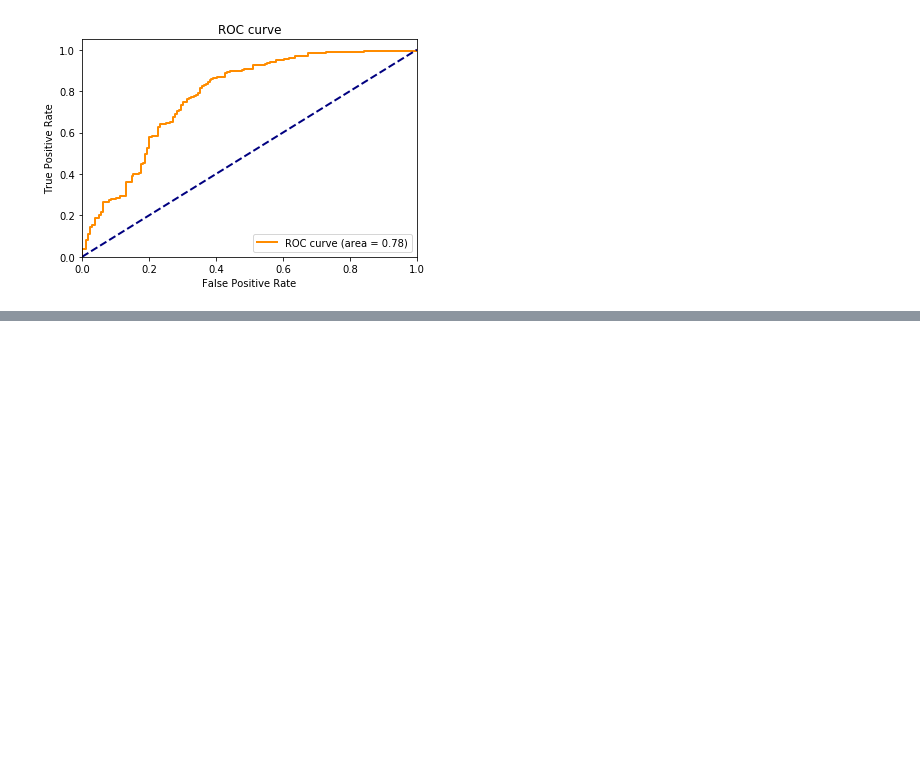
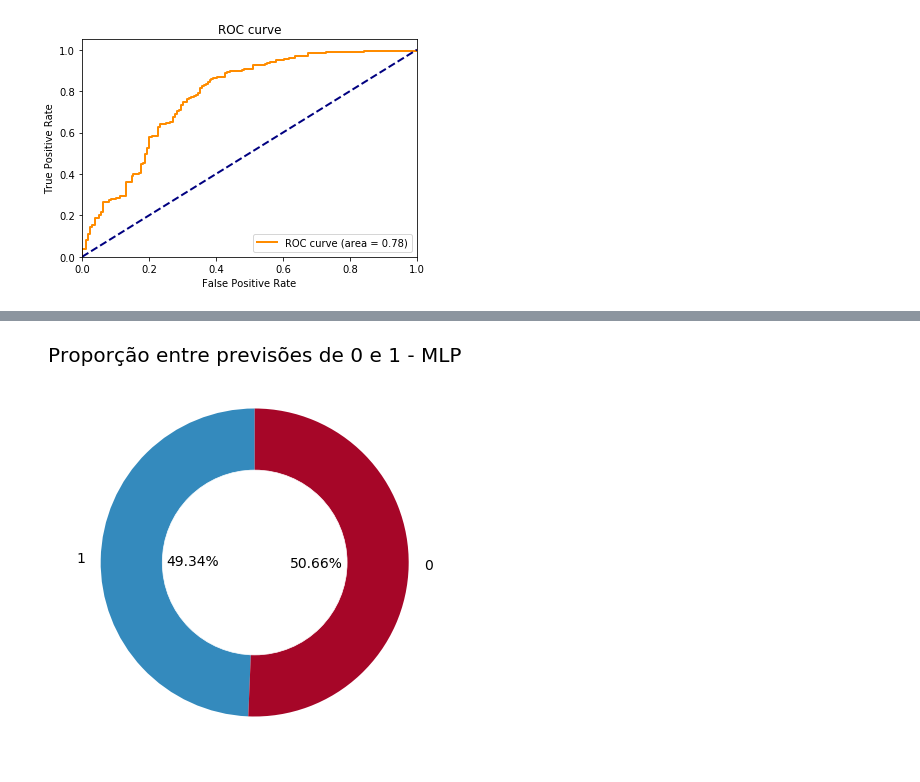
Before and after one commit to cabrau/SIIM-ISIC-melanoma-classification, a Jupyter notebook: SIIM-ISIC Melanoma Classification - MLP and KNN from scratch with numpy.ipynb, the cells around one changed output, grey strips where cells are left out. Cells and saved outputs as stored; diff of their text form; code cells hidden in the pictures; blank space fills up the shorter version.

```diff
--- a/SIIM-ISIC Melanoma Classification - MLP and KNN from scratch with numpy.ipynb
+++ b/SIIM-ISIC Melanoma Classification - MLP and KNN from scratch with numpy.ipynb
@@ -609,0 +684,15 @@ plt.show()
+# %%
+# proporção entre mensagens de mídia e de texto
+plt.style.use('default')
+plt.style.use('bmh')
+plt.figure(figsize=(5, 5))
+plt.title('Proporção entre previsões de 0 e 1 - MLP')
+x = [len(submission_mlp[submission_mlp['target']>0.5]),len(submission_mlp[submission_mlp['target']<=0.5])]
+names = ['1','0']
+my_circle=plt.Circle( (0,0), 0.6, color='white')
+plt.pie(x, labels=names,autopct='%1.2f%%',startangle=90, pctdistance=0.4)
+p=plt.gcf()
+p.gca().add_artist(my_circle)
+plt.show()
+# %% [output]
+[figure, added]
```
Also changed, not shown: parts of 18 cells of this notebook.
